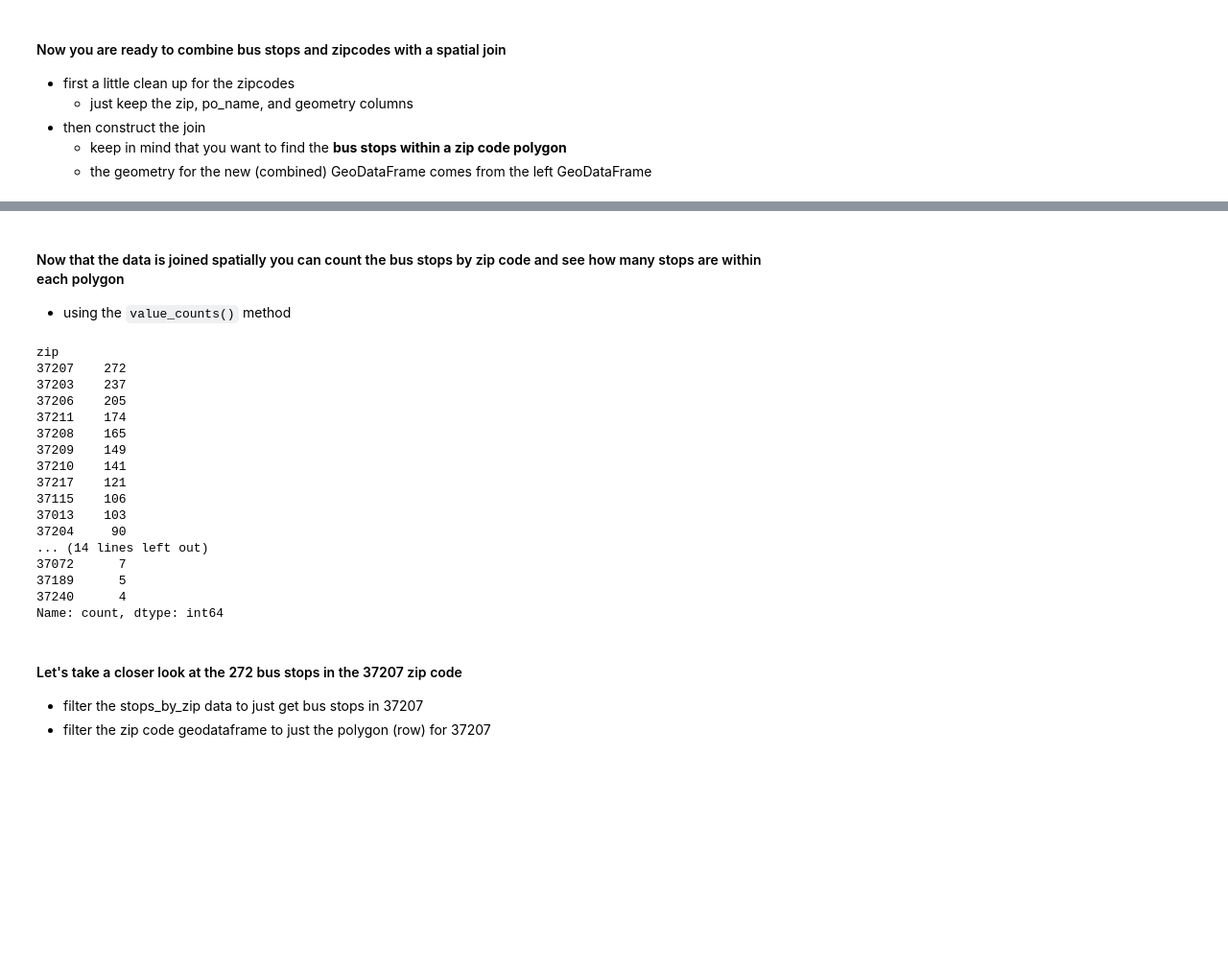
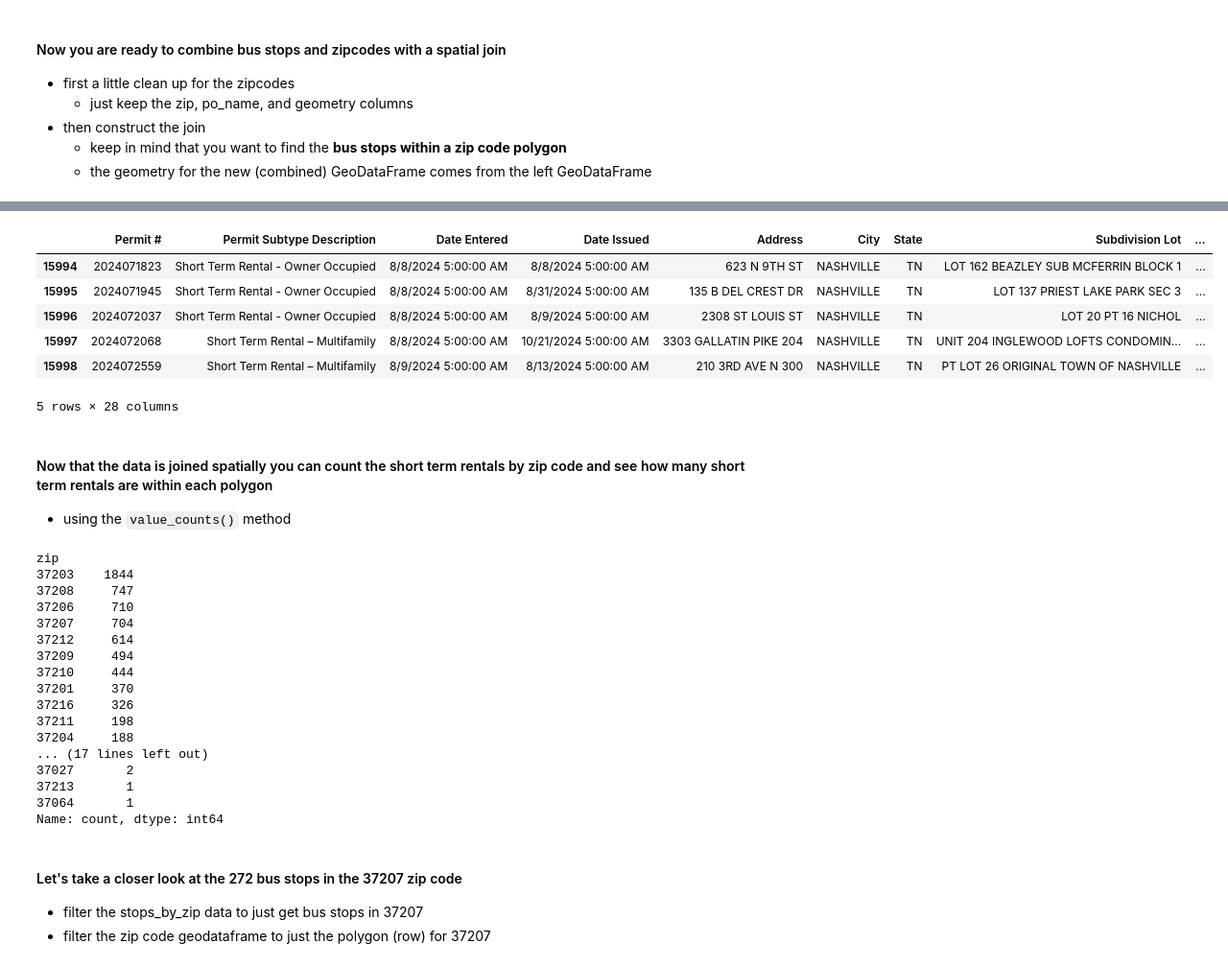
Before and after one commit to NSS-Data-Analytics-Cohort-14/geospatial-1-1-da14-Hannah00Donnelly, a Jupyter notebook: notebooks/geospatial_intro_hdonnelly.ipynb, the cells around one changed output, grey strips where cells are left out. Shown at 96% size. Saved outputs shown, nothing was run; the diff lists cells and outputs as text; code cells hidden in the pictures; blank space fills up the shorter version.

```diff
--- a/notebooks/geospatial_intro_hdonnelly.ipynb
+++ b/notebooks/geospatial_intro_hdonnelly.ipynb
@@ -191,25 +317,35 @@ stops_by_zip.head()
+# %%
+rentals_by_zip.tail()
+# %% [output]
+|  | Permit # | Permit Subtype Description | Date Entered | Date Issued | Address | City | State | Subdivision Lot | ... |
+| 15994 | 2024071823 | Short Term Rental - Owner Occupied | 8/8/2024 5:00:00 AM | 8/8/2024 5:00:00 AM | 623 N 9TH ST | NASHVILLE | TN | LOT 162 BEAZLEY SUB MCFERRIN BLOCK 1 | ... |
+| 15995 | 2024071945 | Short Term Rental - Owner Occupied | 8/8/2024 5:00:00 AM | 8/31/2024 5:00:00 AM | 135 B DEL CREST DR | NASHVILLE | TN | LOT 137 PRIEST LAKE PARK SEC 3 | ... |
+| 15996 | 2024072037 | Short Term Rental - Owner Occupied | 8/8/2024 5:00:00 AM | 8/9/2024 5:00:00 AM | 2308 ST LOUIS ST | NASHVILLE | TN | LOT 20 PT 16 NICHOL | ... |
+| 15997 | 2024072068 | Short Term Rental – Multifamily | 8/8/2024 5:00:00 AM | 10/21/2024 5:00:00 AM | 3303 GALLATIN PIKE 204 | NASHVILLE | TN | UNIT 204 INGLEWOOD LOFTS CONDOMIN... | ... |
+| 15998 | 2024072559 | Short Term Rental – Multifamily | 8/9/2024 5:00:00 AM | 8/13/2024 5:00:00 AM | 210 3RD AVE N 300 | NASHVILLE | TN | PT LOT 26 ORIGINAL TOWN OF NASHVILLE | ... |
+5 rows × 28 columns
 # %% [markdown]
-#### Now that the data is joined spatially you can count the bus stops by zip code  and see how many stops are within each polygon
+#### Now that the data is joined spatially you can count the short term rentals by zip code  and see how many short term rentals are within each polygon
 - using the `value_counts()` method
 # %%
-stops_by_zip['zip'].value_counts()
+rentals_by_zip['zip'].value_counts()
 # %% [output]
 zip
-37207    272
-37203    237
-37206    205
-37211    174
-37208    165
-37209    149
-37210    141
-37217    121
-37115    106
-37013    103
-37204     90
-... (14 lines left out)
-37072      7
-37189      5
-37240      4
+37203    1844
+37208     747
+37206     710
+37207     704
+37212     614
+37209     494
+37210     444
+37201     370
+37216     326
+37211     198
+37204     188
+... (17 lines left out)
+37027       2
+37213       1
+37064       1
 Name: count, dtype: int64
 # %% [markdown]
 #### Let's take a closer look at the 272 bus stops in the 37207 zip code
```
Also changed, not shown: parts of 19 cells of this notebook.
